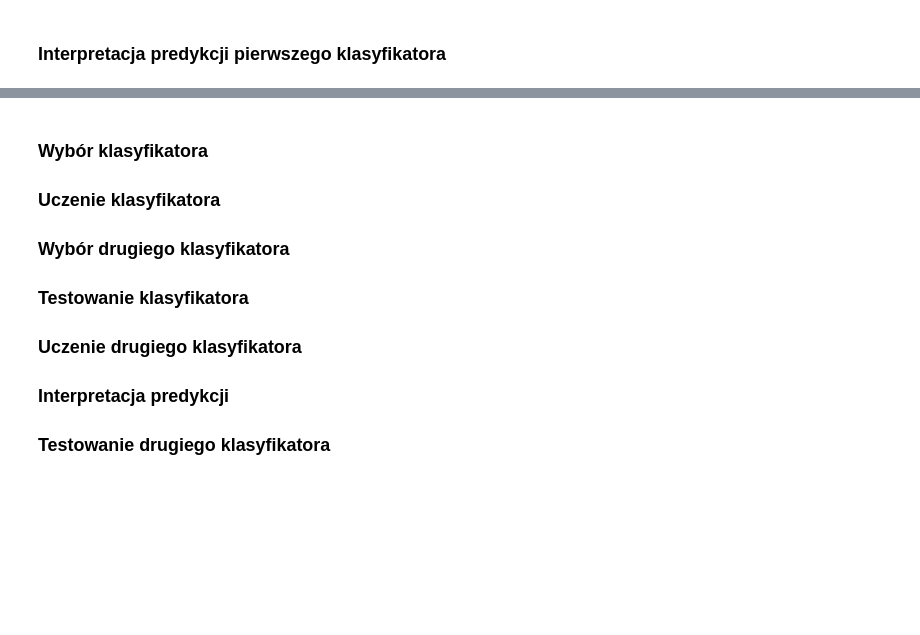
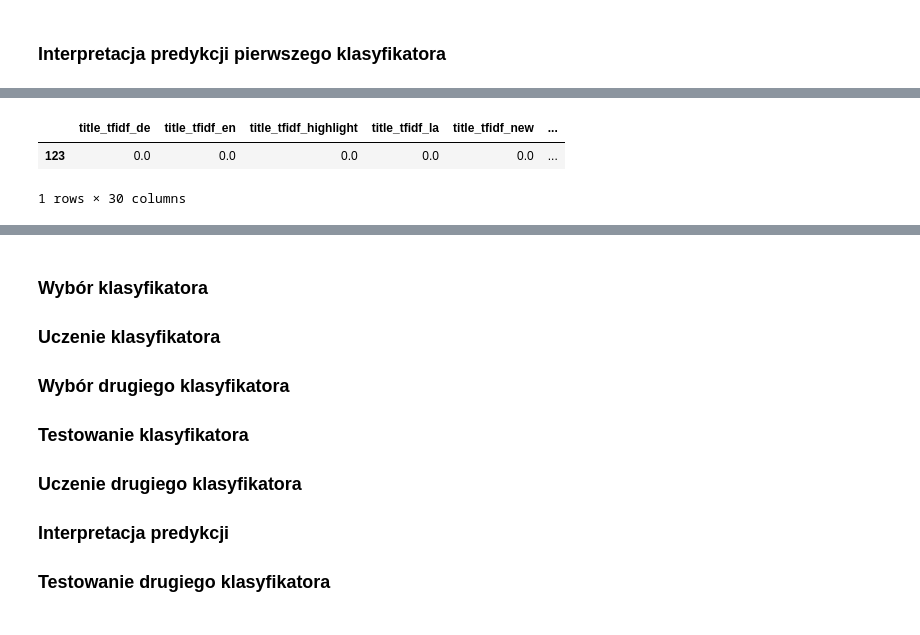
Before and after one commit to DominikKossinski/PED, a Jupyter notebook: notebooks/PED_6.ipynb, the cells around one changed output, grey strips where cells are left out. Saved outputs shown, nothing was run; the diff lists cells and outputs as text; code cells hidden in the pictures; blank space fills up the shorter version.

```diff
--- a/notebooks/PED_6.ipynb
+++ b/notebooks/PED_6.ipynb
@@ -223 +221,8 @@ Right: 1.0
+# %%
+j = 123
+x_test_selected.loc[[j]]
+# %% [output]
+|  | title_tfidf_de | title_tfidf_en | title_tfidf_highlight | title_tfidf_la | title_tfidf_new | ... |
+| 123 | 0.0 | 0.0 | 0.0 | 0.0 | 0.0 | ... |
+1 rows × 30 columns
 # %%
```
Also changed, not shown: parts of 11 cells of this notebook, 4 other files.
